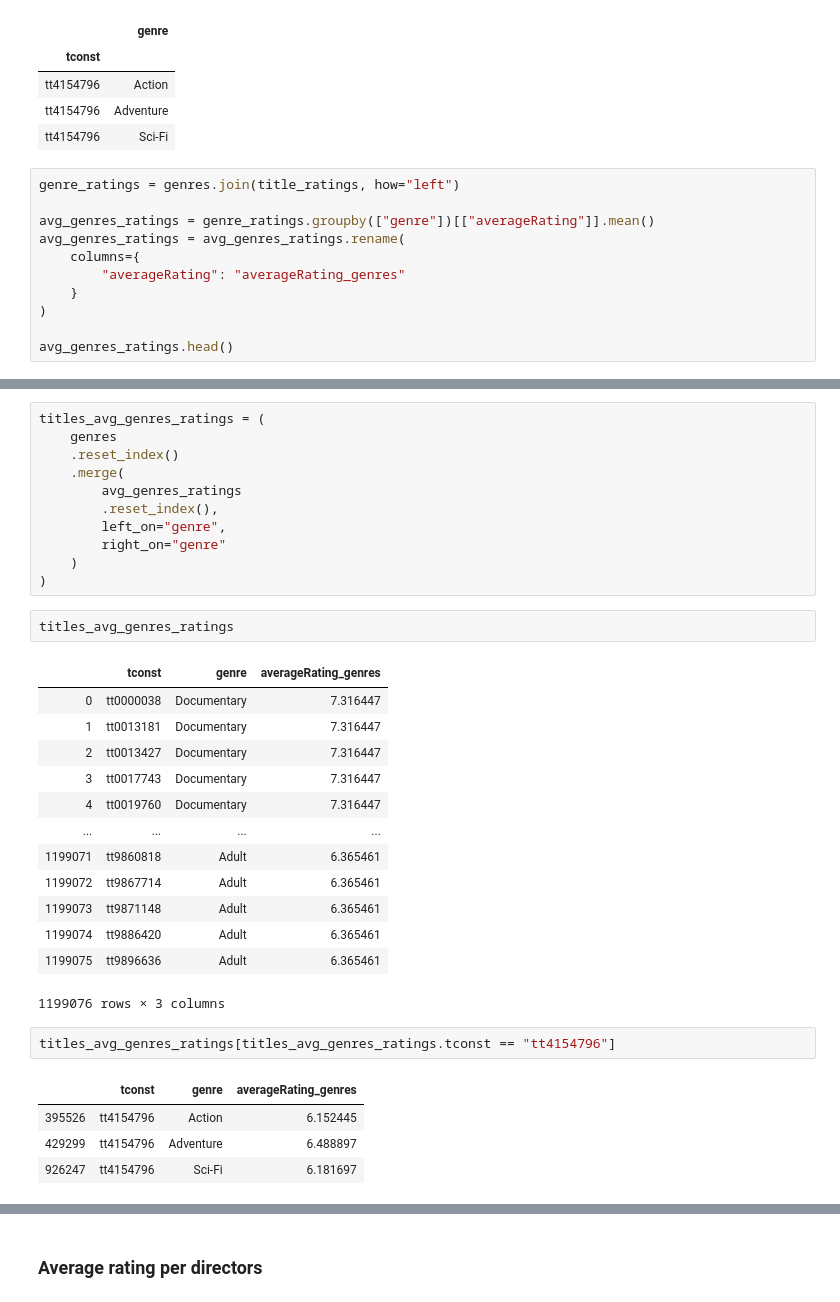
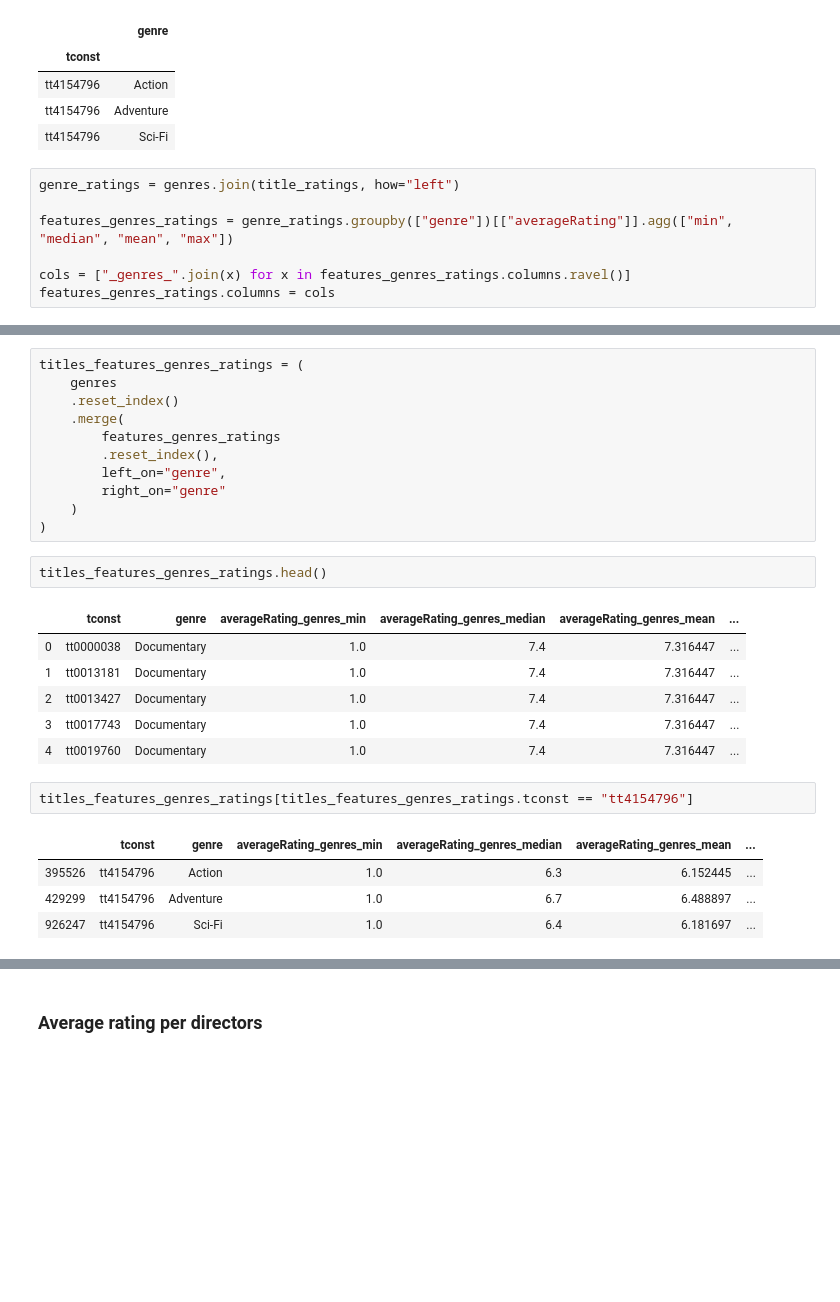
Before and after one commit to michaeltouze/datasciencest-movie, a Jupyter notebook: src/Features.ipynb, the cells around one changed output, grey strips where cells are left out. Saved outputs shown, nothing was run; the diff lists cells and outputs as text; blank space fills up the shorter version.

```diff
--- a/src/Features.ipynb
+++ b/src/Features.ipynb
@@ -135,11 +129,7 @@ genres.loc["tt4154796"]
 # %%
 genre_ratings = genres.join(title_ratings, how="left")
 
-avg_genres_ratings = genre_ratings.groupby(["genre"])[["averageRating"]].mean()
-avg_genres_ratings = avg_genres_ratings.rename(
-    columns={
-        "averageRating": "averageRating_genres"
-    }
-)
+features_genres_ratings = genre_ratings.groupby(["genre"])[["averageRating"]].agg(["min", "median", "mean", "max"])
 
-avg_genres_ratings.head()
+cols = ["_genres_".join(x) for x in features_genres_ratings.columns.ravel()]
+features_genres_ratings.columns = cols
@@ -154,34 +136,27 @@ avg_genres_ratings.head()
 # %%
-titles_avg_genres_ratings = (
+titles_features_genres_ratings = (
     genres
     .reset_index()
     .merge(
-        avg_genres_ratings
+        features_genres_ratings
         .reset_index(),
         left_on="genre",
         right_on="genre"
     )
 )
-# %%
-titles_avg_genres_ratings
-# %% [output]
-|  | tconst | genre | averageRating_genres |
-| 0 | tt0000038 | Documentary | 7.316447 |
-| 1 | tt0013181 | Documentary | 7.316447 |
-| 2 | tt0013427 | Documentary | 7.316447 |
-| 3 | tt0017743 | Documentary | 7.316447 |
-| 4 | tt0019760 | Documentary | 7.316447 |
-| ... | ... | ... | ... |
-| 1199071 | tt9860818 | Adult | 6.365461 |
-| 1199072 | tt9867714 | Adult | 6.365461 |
-| 1199073 | tt9871148 | Adult | 6.365461 |
-| 1199074 | tt9886420 | Adult | 6.365461 |
-| 1199075 | tt9896636 | Adult | 6.365461 |
-1199076 rows × 3 columns
+# %%
+titles_features_genres_ratings.head()
+# %% [output]
+|  | tconst | genre | averageRating_genres_min | averageRating_genres_median | averageRating_genres_mean | ... |
+| 0 | tt0000038 | Documentary | 1.0 | 7.4 | 7.316447 | ... |
+| 1 | tt0013181 | Documentary | 1.0 | 7.4 | 7.316447 | ... |
+| 2 | tt0013427 | Documentary | 1.0 | 7.4 | 7.316447 | ... |
+| 3 | tt0017743 | Documentary | 1.0 | 7.4 | 7.316447 | ... |
+| 4 | tt0019760 | Documentary | 1.0 | 7.4 | 7.316447 | ... |
 # %%
-titles_avg_genres_ratings[titles_avg_genres_ratings.tconst == "tt4154796"]
+titles_features_genres_ratings[titles_features_genres_ratings.tconst == "tt4154796"]
 # %% [output]
-|  | tconst | genre | averageRating_genres |
-| 395526 | tt4154796 | Action | 6.152445 |
-| 429299 | tt4154796 | Adventure | 6.488897 |
-| 926247 | tt4154796 | Sci-Fi | 6.181697 |
+|  | tconst | genre | averageRating_genres_min | averageRating_genres_median | averageRating_genres_mean | ... |
+| 395526 | tt4154796 | Action | 1.0 | 6.3 | 6.152445 | ... |
+| 429299 | tt4154796 | Adventure | 1.0 | 6.7 | 6.488897 | ... |
+| 926247 | tt4154796 | Sci-Fi | 1.0 | 6.4 | 6.181697 | ... |
```
Also changed, not shown: parts of 21 cells of this notebook, 1 other file.
